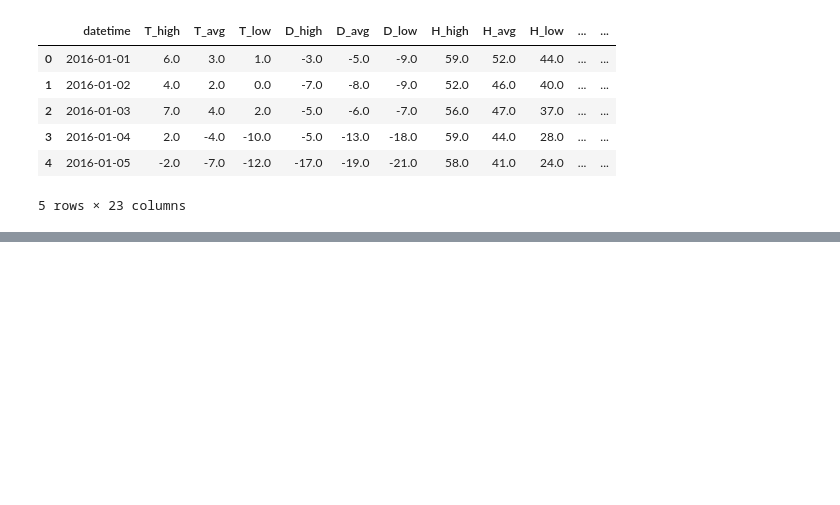
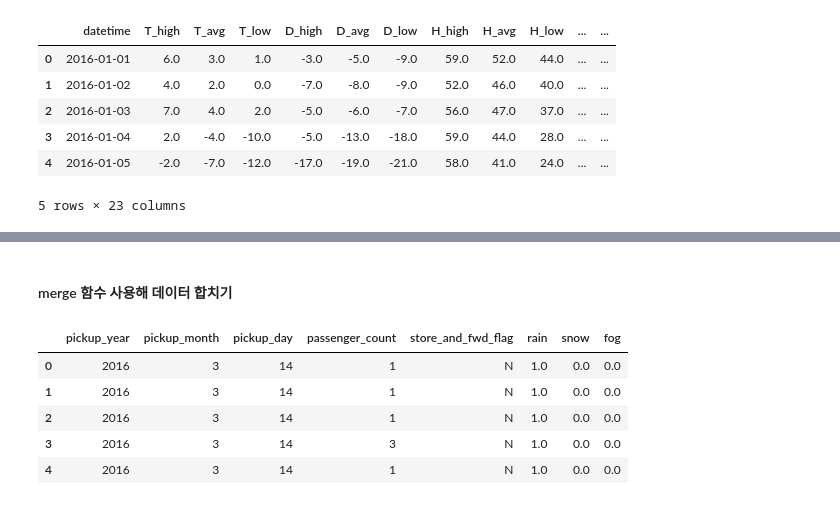
Before and after one commit to todagi/DataScience_with_Kaggle, a Jupyter notebook: New York City Taxi Trip Duration/New York City Taxi Trip Duration 03 - 2nd EDA .ipynb, the cells around one changed output, grey strips where cells are left out. Saved outputs shown, nothing was run; the diff lists cells and outputs as text; code cells hidden in the pictures; blank space fills up the shorter version.

Commit message:
distance, weather eda

```diff
--- a/New York City Taxi Trip Duration/New York City Taxi Trip Duration 03 - 2nd EDA .ipynb
+++ b/New York City Taxi Trip Duration/New York City Taxi Trip Duration 03 - 2nd EDA .ipynb
@@ -551,0 +554,3 @@ weather_1.to_csv("weather.csv", index=False)
+# %%
+weather = pd.read_csv("weather.csv", parse_dates = ['datetime'])
+weather.head()
@@ -551,0 +567,6 @@ weather_1.to_csv("weather.csv", index=False)
+# %%
+weather['year'] = weather['datetime'].dt.year
+weather['month'] = weather['datetime'].dt.month
+weather['day'] = weather['datetime'].dt.day
+
+weather[['year', 'month', 'day', 'rain', 'snow', 'fog']].head()
@@ -551,0 +611,3 @@ weather_1.to_csv("weather.csv", index=False)
+# %%
+weather = weather.rename(columns = {'year' : 'pickup_year', 'month' : 'pickup_month', 'day' : 'pickup_day'})
+weather[['pickup_year','pickup_month', 'pickup_day', 'rain', 'snow', 'fog' ]].head()
@@ -551,0 +621,13 @@ weather_1.to_csv("weather.csv", index=False)
+# %% [markdown]
+#### merge 함수 사용해 데이터 합치기
+# %%
+train = pd.merge(train, weather)
+# %%
+train[['pickup_year','pickup_month', 'pickup_day', 'passenger_count', 'store_and_fwd_flag', 'rain', 'snow', 'fog']].head()
+# %% [output]
+|  | pickup_year | pickup_month | pickup_day | passenger_count | store_and_fwd_flag | rain | snow | fog |
+| 0 | 2016 | 3 | 14 | 1 | N | 1.0 | 0.0 | 0.0 |
+| 1 | 2016 | 3 | 14 | 1 | N | 1.0 | 0.0 | 0.0 |
+| 2 | 2016 | 3 | 14 | 1 | N | 1.0 | 0.0 | 0.0 |
+| 3 | 2016 | 3 | 14 | 3 | N | 1.0 | 0.0 | 0.0 |
+| 4 | 2016 | 3 | 14 | 1 | N | 1.0 | 0.0 | 0.0 |
```
Also changed, not shown: parts of 14 cells of this notebook.
